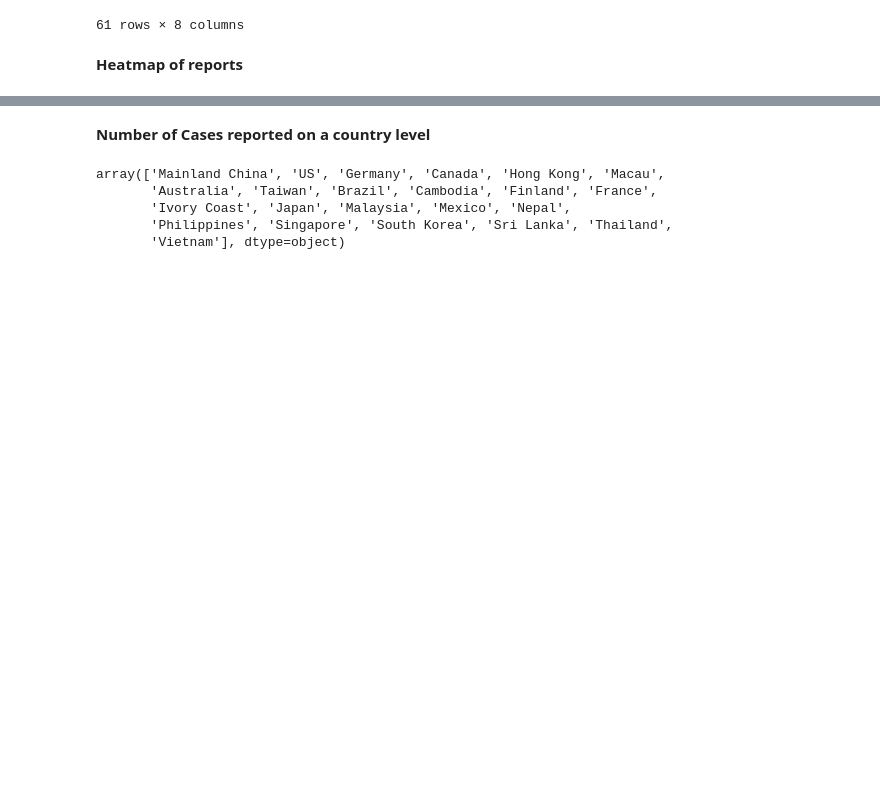
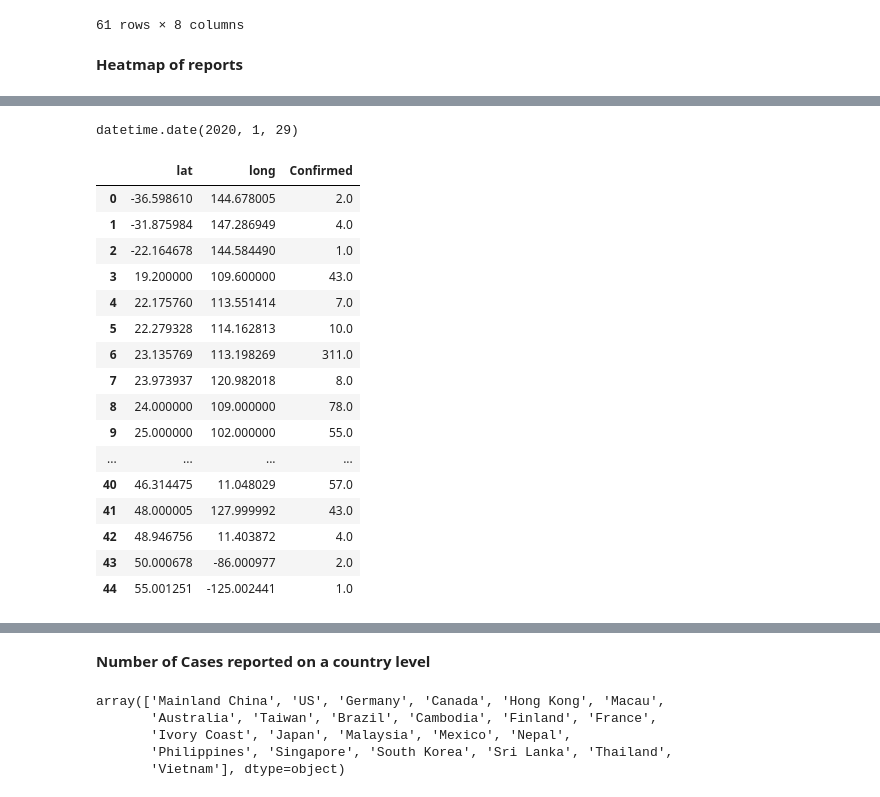
Before and after one commit to srjit/data-visualizations, a Jupyter notebook: corona/corona outbreak - primary analysis.ipynb, the cells around one changed output, grey strips where cells are left out. Saved outputs shown, nothing was run; the diff lists cells and outputs as text; code cells hidden in the pictures; blank space fills up the shorter version.

```diff
--- a/corona/corona outbreak - primary analysis.ipynb
+++ b/corona/corona outbreak - primary analysis.ipynb
@@ -135,3 +135,9 @@ HeatMap(locations).add_to(m)
 m
 # %% [output]
 [interactive output not drawn]
+# %%
+df_copy = data
+df_copy["co_ord"] = df_copy['lat_long'].apply(lambda x: literal_eval(x))
+
+df_copy['lat'] = data['co_ord'].apply(lambda x: x[0])
+df_copy['long'] = data['co_ord'].apply(lambda x: x[1])
@@ -137,0 +153,31 @@ m
+# %%
+df_copy["date"] = df_copy['Last Update'].dt.date
+# %%
+df_day_list = []
+for date in data.date.sort_values().unique():
+    df_day_list.append(df_copy.loc[df_copy.date == date,
+                                    ['lat', 'long', 'Confirmed']].groupby(['lat', 'long']).sum().reset_index().values.tolist())
+# %%
+date
+# %% [output]
+datetime.date(2020, 1, 29)
+# %%
+df_copy.loc[df_copy.date == date,['lat', 'long', 'Confirmed']].groupby(['lat', 'long']).sum().reset_index()
+# %% [output]
+|  | lat | long | Confirmed |
+| 0 | -36.598610 | 144.678005 | 2.0 |
+| 1 | -31.875984 | 147.286949 | 4.0 |
+| 2 | -22.164678 | 144.584490 | 1.0 |
+| 3 | 19.200000 | 109.600000 | 43.0 |
+| 4 | 22.175760 | 113.551414 | 7.0 |
+| 5 | 22.279328 | 114.162813 | 10.0 |
+| 6 | 23.135769 | 113.198269 | 311.0 |
+| 7 | 23.973937 | 120.982018 | 8.0 |
+| 8 | 24.000000 | 109.000000 | 78.0 |
+| 9 | 25.000000 | 102.000000 | 55.0 |
+| ... | ... | ... | ... |
+| 40 | 46.314475 | 11.048029 | 57.0 |
+| 41 | 48.000005 | 127.999992 | 43.0 |
+| 42 | 48.946756 | 11.403872 | 4.0 |
+| 43 | 50.000678 | -86.000977 | 2.0 |
+| 44 | 55.001251 | -125.002441 | 1.0 |
```
Also changed, not shown: parts of 3 cells of this notebook.
